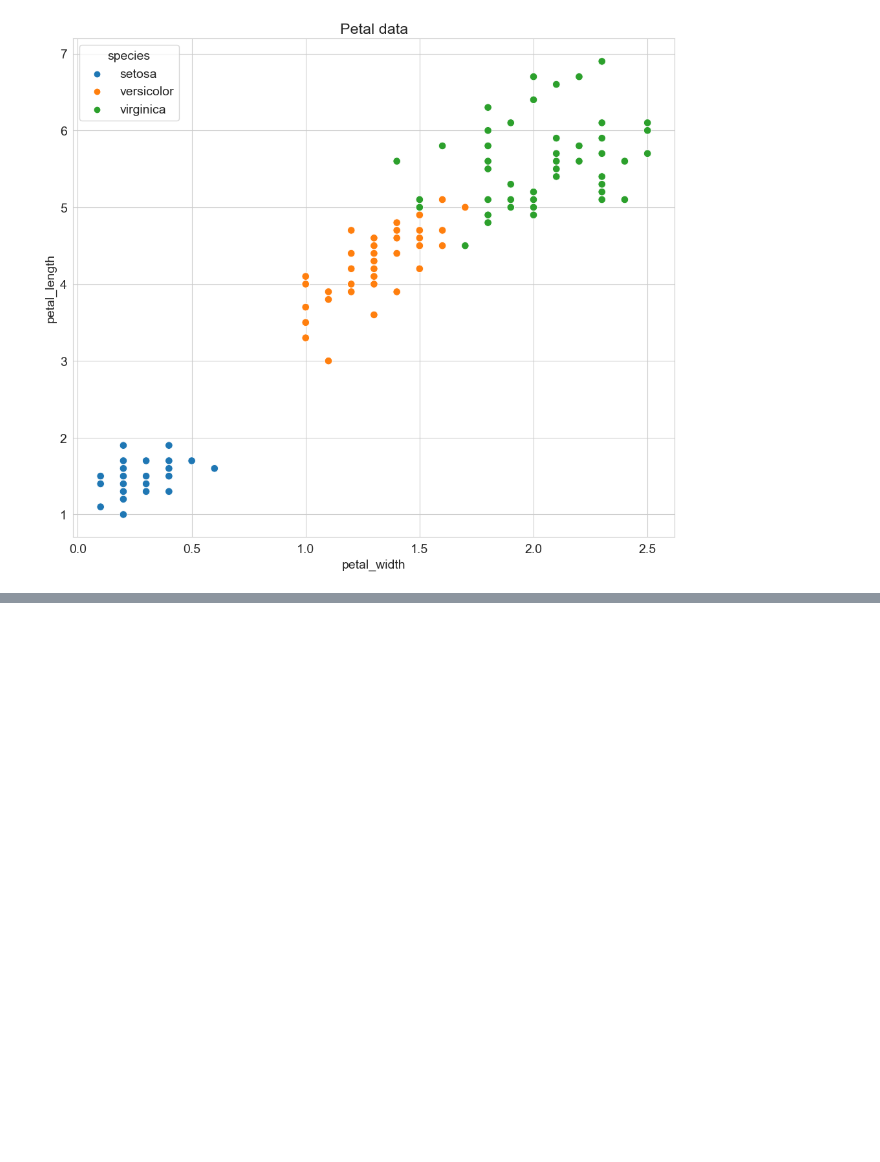
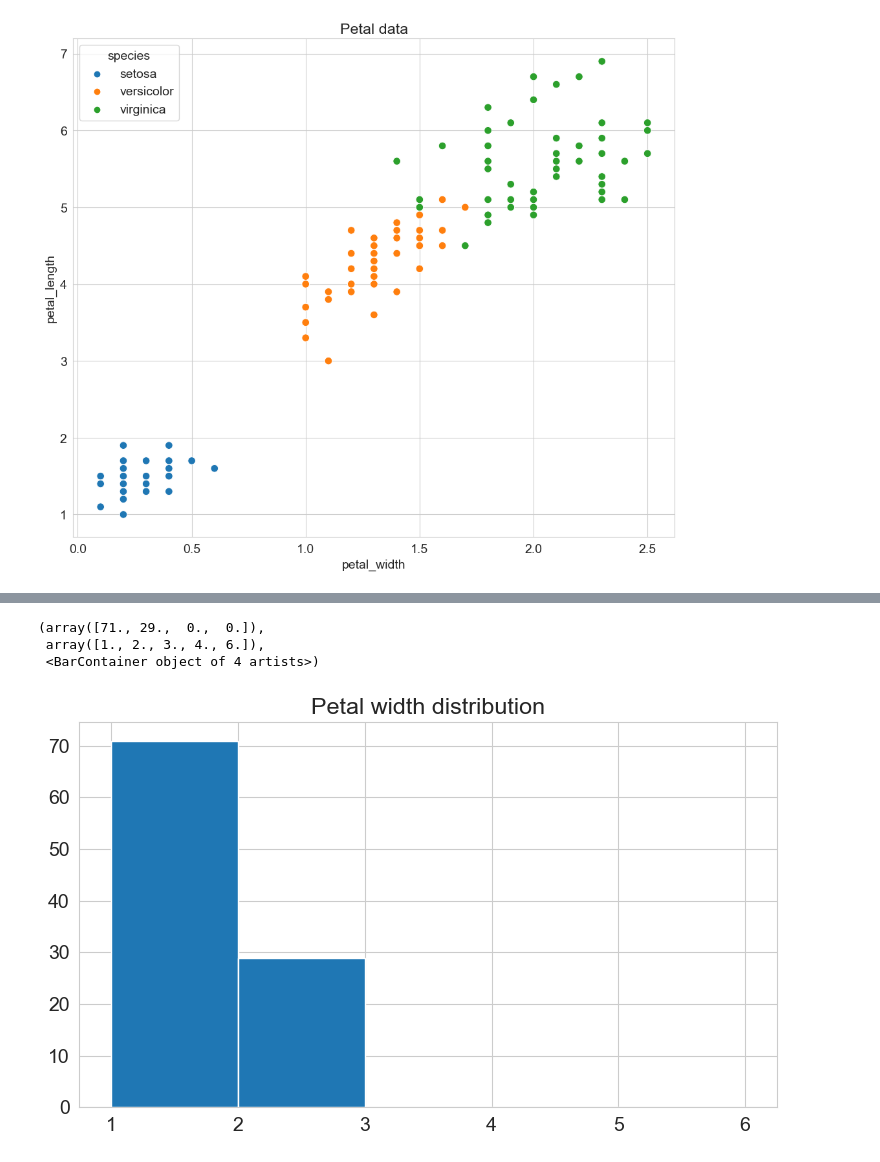
Before and after one commit to Lakshit-Chiranjiv/Python-Data-Analysis-Repo, a Jupyter notebook: Python Matplotlib-Seaborn.ipynb, the cells around one changed output, grey strips where cells are left out. Saved outputs shown, nothing was run; the diff lists cells and outputs as text; code cells hidden in the pictures; blank space fills up the shorter version.

```diff
--- a/Python Matplotlib-Seaborn.ipynb
+++ b/Python Matplotlib-Seaborn.ipynb
@@ -193,0 +225,8 @@ sns.scatterplot(data=flowers_df, x="petal_width", y="petal_length", hue="species
+# %%
+plt.title('Petal width distribution')
+plt.hist(flowers_df.petal_width, bins=[1,2,3,4,6])
+# %% [output]
+(array([71., 29.,  0.,  0.]),
+ array([1., 2., 3., 4., 6.]),
+ <BarContainer object of 4 artists>)
+[figure, added]
```
Also changed, not shown: parts of 6 cells of this notebook.
